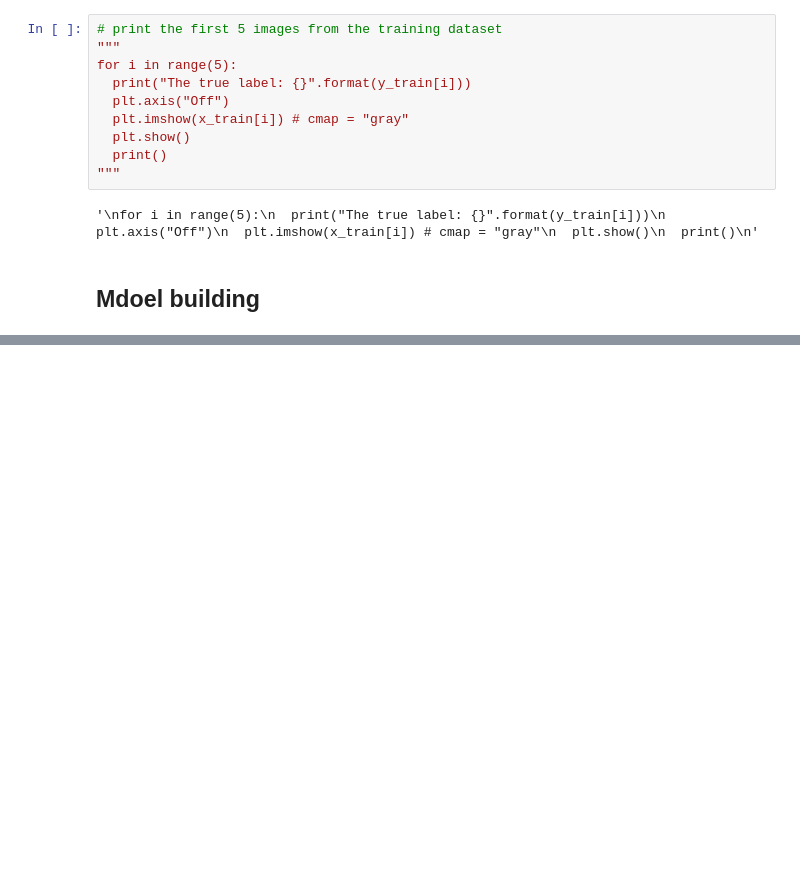
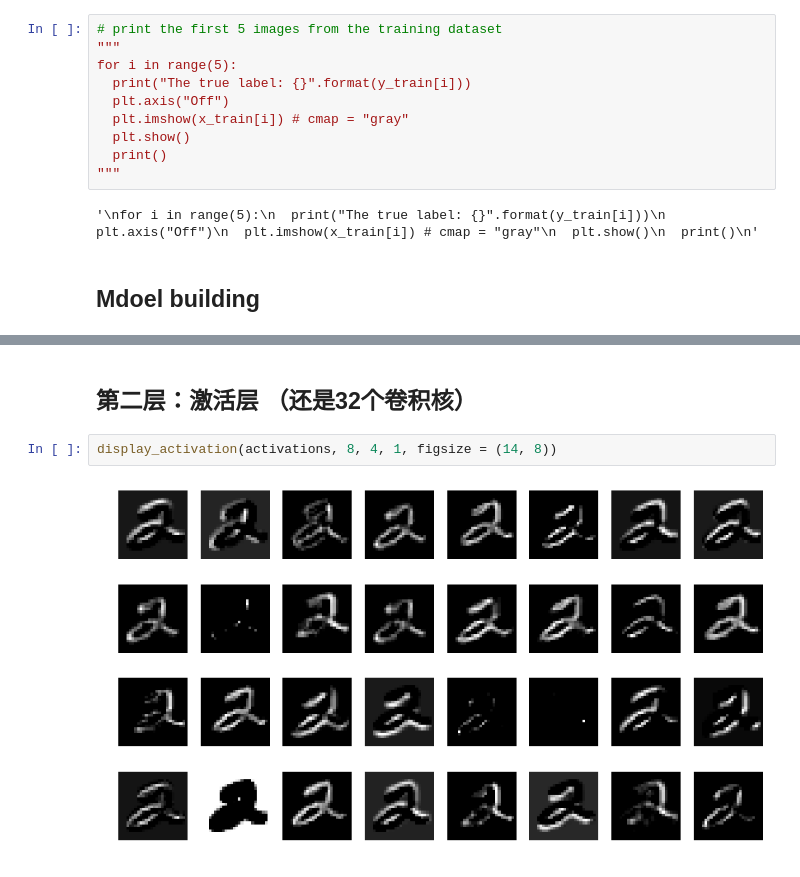
Before and after one commit to xslittlemaggie/Deep-Learning-Projects, a Jupyter notebook: MNIST_CNN.ipynb, the cells around one changed output, grey strips where cells are left out. Saved outputs shown, nothing was run; the diff lists cells and outputs as text; blank space fills up the shorter version.

```diff
--- a/MNIST_CNN.ipynb
+++ b/MNIST_CNN.ipynb
@@ -154,0 +236,6 @@ _________________________________________________________________
+# %% [markdown]
+## 第二层：激活层 （还是32个卷积核）
+# %%
+display_activation(activations, 8, 4, 1, figsize = (14, 8))
+# %% [output]
+[figure, added]
```
Also changed, not shown: parts of 29 cells of this notebook.
